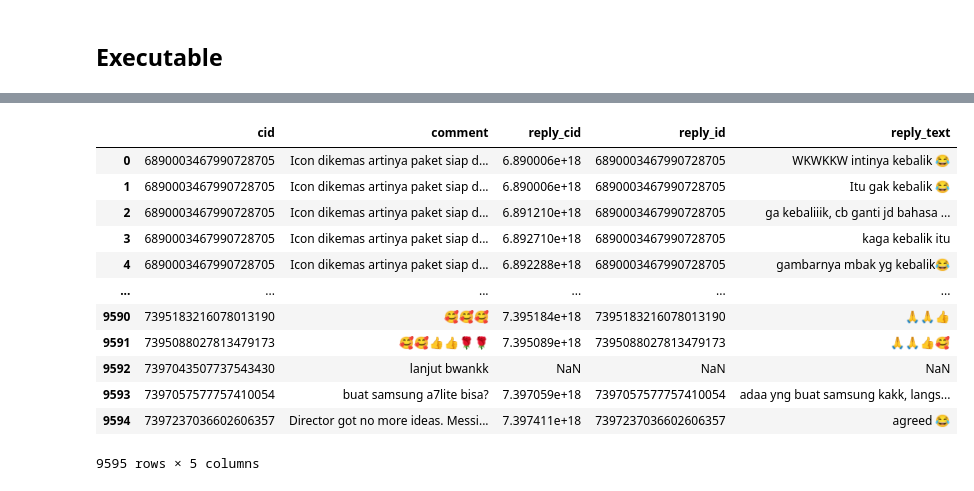
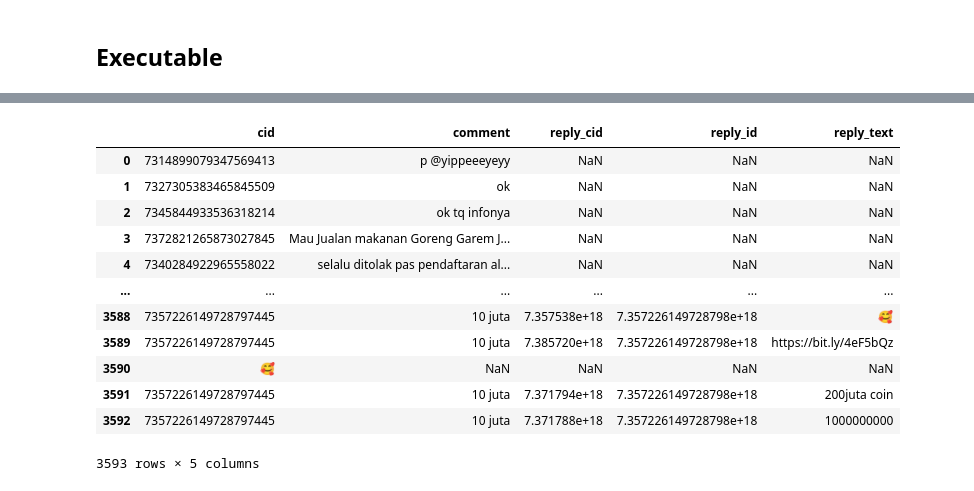
Before and after one commit to Rizukaf-id/Scrape-X-TikTok, a Jupyter notebook: titokapi.ipynb, the cells around one changed output, grey strips where cells are left out. Saved outputs shown, nothing was run; the diff lists cells and outputs as text; code cells hidden in the pictures.

```diff
--- a/titokapi.ipynb
+++ b/titokapi.ipynb
@@ -308,19 +308,19 @@ if os.path.exists(directory_path):
 else:
     print(f"Directory {directory_path} does not exist.")
 # %%
-result = pd.read_csv('data/tiktok/combined_data/new_combined_tiktok_data_batch_4.csv')
+result = pd.read_csv('data/tiktok/combined_data/new_combined_tiktok_data_batch_3.csv')
 result
 # %% [output]
 |  | cid | comment | reply_cid | reply_id | reply_text |
-| 0 | 6890003467990728705 | Icon dikemas artinya paket siap d... | 6.890006e+18 | 6890003467990728705 | WKWKKW intinya kebalik 😂 |
-| 1 | 6890003467990728705 | Icon dikemas artinya paket siap d... | 6.890006e+18 | 6890003467990728705 | Itu gak kebalik 😂 |
-| 2 | 6890003467990728705 | Icon dikemas artinya paket siap d... | 6.891210e+18 | 6890003467990728705 | ga kebaliiik, cb ganti jd bahasa ... |
-| 3 | 6890003467990728705 | Icon dikemas artinya paket siap d... | 6.892710e+18 | 6890003467990728705 | kaga kebalik itu |
-| 4 | 6890003467990728705 | Icon dikemas artinya paket siap d... | 6.892288e+18 | 6890003467990728705 | gambarnya mbak yg kebalik😂 |
+| 0 | 7314899079347569413 | p @yippeeeyeyy | NaN | NaN | NaN |
+| 1 | 7327305383465845509 | ok | NaN | NaN | NaN |
+| 2 | 7345844933536318214 | ok tq infonya | NaN | NaN | NaN |
+| 3 | 7372821265873027845 | Mau Jualan makanan Goreng Garem J... | NaN | NaN | NaN |
+| 4 | 7340284922965558022 | selalu ditolak pas pendaftaran al... | NaN | NaN | NaN |
 | ... | ... | ... | ... | ... | ... |
-| 9590 | 7395183216078013190 | 🥰🥰🥰 | 7.395184e+18 | 7395183216078013190 | 🙏🙏👍 |
-| 9591 | 7395088027813479173 | 🥰🥰👍👍🌹🌹 | 7.395089e+18 | 7395088027813479173 | 🙏🙏👍🥰 |
-| 9592 | 7397043507737543430 | lanjut bwankk | NaN | NaN | NaN |
-| 9593 | 7397057577757410054 | buat samsung a7lite bisa? | 7.397059e+18 | 7397057577757410054 | adaa yng buat samsung kakk, langs... |
-| 9594 | 7397237036602606357 | Director got no more ideas. Messi... | 7.397411e+18 | 7397237036602606357 | agreed 😂 |
+| 3588 | 7357226149728797445 | 10 juta | 7.357538e+18 | 7.357226149728798e+18 | 🥰 |
+| 3589 | 7357226149728797445 | 10 juta | 7.385720e+18 | 7.357226149728798e+18 | https://bit.ly/4eF5bQz |
+| 3590 | 🥰 | NaN | NaN | NaN | NaN |
+| 3591 | 7357226149728797445 | 10 juta | 7.371794e+18 | 7.357226149728798e+18 | 200juta coin |
+| 3592 | 7357226149728797445 | 10 juta | 7.371788e+18 | 7.357226149728798e+18 | 1000000000 |
-9595 rows × 5 columns
+3593 rows × 5 columns
```
Also changed, not shown: parts of 3 cells of this notebook.
